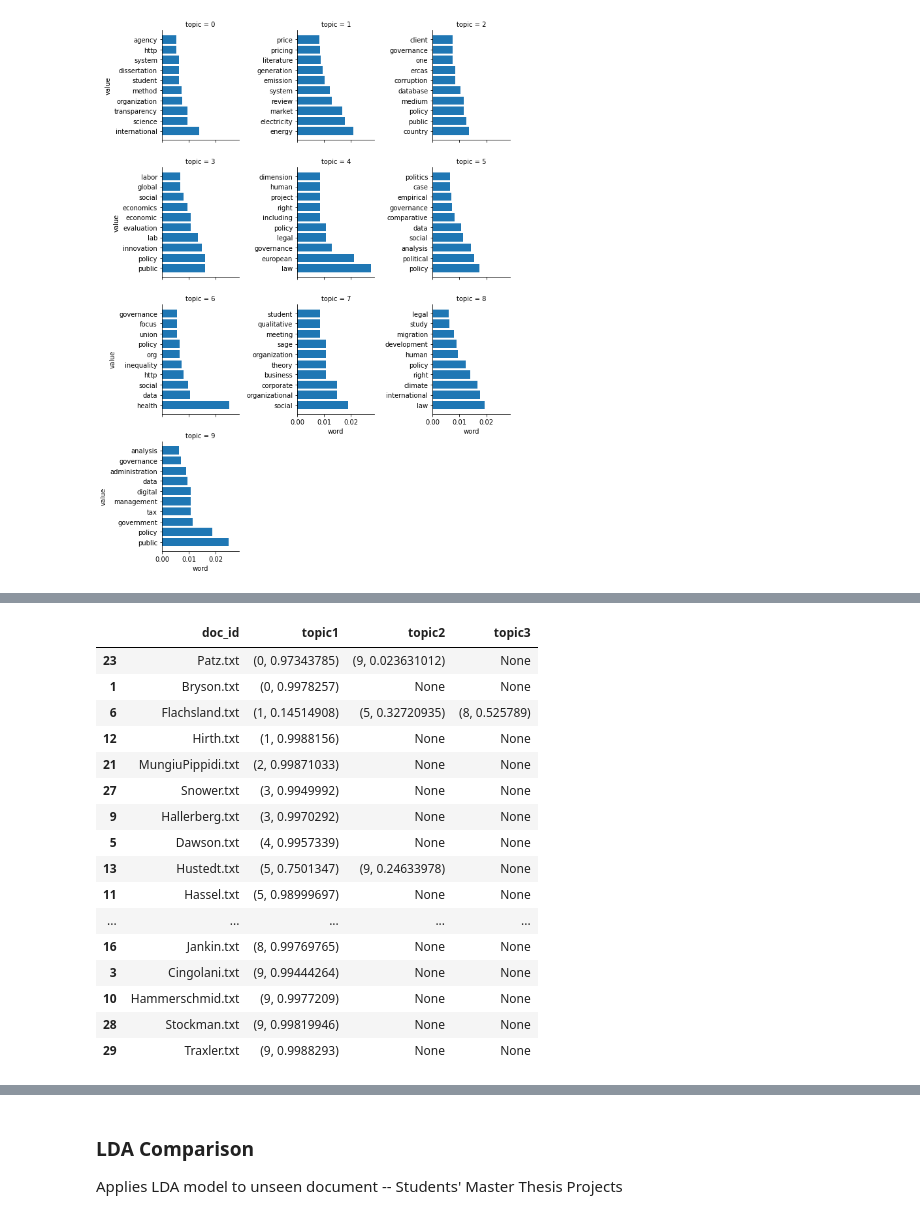
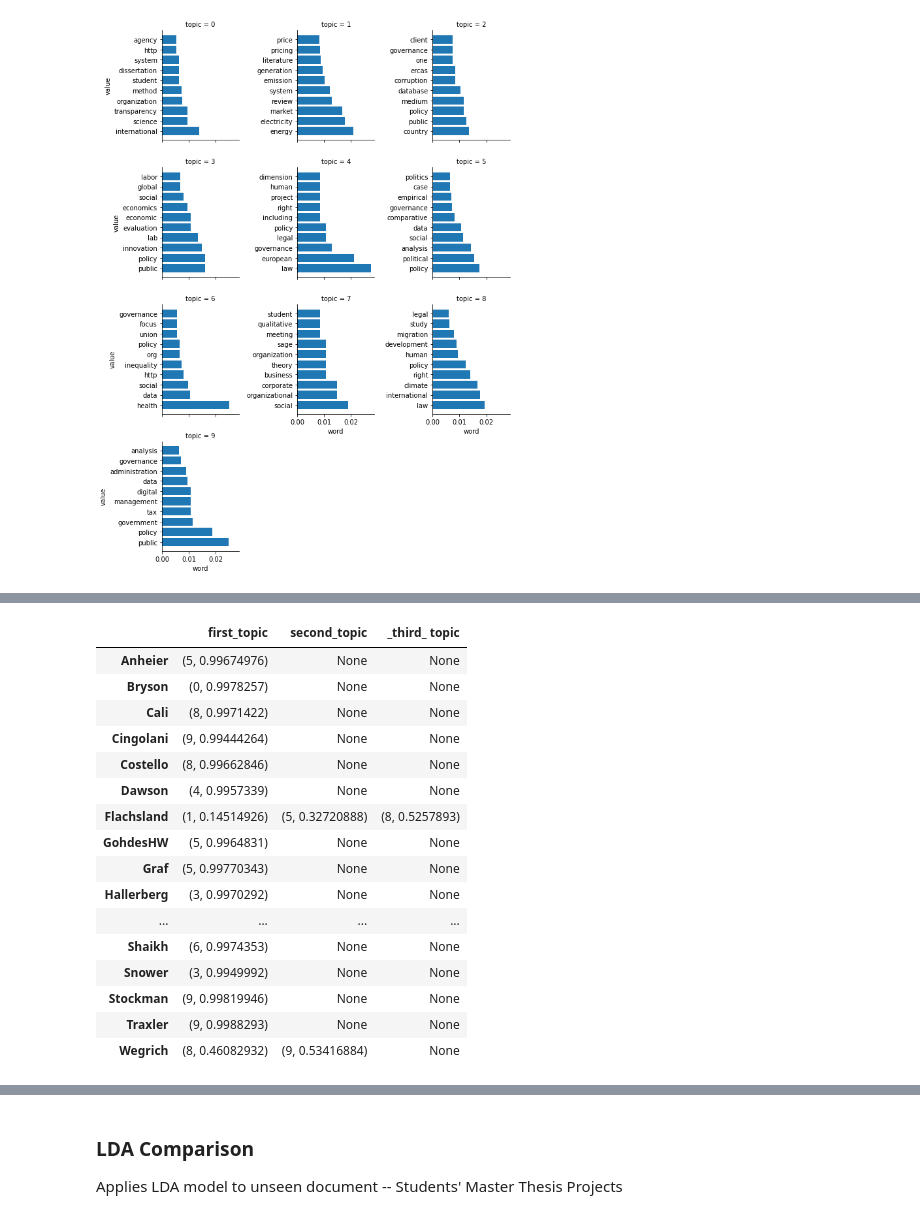
Before and after one commit to cbsobral/NLP-Supervisor-Recommender, a Jupyter notebook: topic_choices.ipynb, the cells around one changed output, grey strips where cells are left out. Drawn from its saved outputs; the diff is of its cells as text; code cells hidden in the pictures.

```diff
--- a/topic_choices.ipynb
+++ b/topic_choices.ipynb
@@ -128,35 +156,37 @@ topic
 # %%
 # topics per document
 documents_lda = model[documents_bow]
 
-# variable that identifies file names
-file_ids = corpus_list.fileids()
-
 # create table with doc_id and most prevalent topics per document
 topic_dt = pd.DataFrame(documents_lda)
-doc_dt = pd.DataFrame(file_ids)
-conc = pd.concat([doc_dt, topic_dt], axis=1)
-conc.columns = ['doc_id', 'topic1', 'topic2', 'topic3']
-conc.sort_values(['topic1'], ascending=True, inplace=True)
-conc
+
+# supervisor names to index column
+topic_dt.index = ['Anheier', 'Bryson', 'Cali', 'Cingolani', 'Costello', 'Dawson', 'Flachsland', 'GohdesHW',
+                        'Graf', 'Hallerberg', 'Hammerschmid', 'Hassel', 'Hirth', 'Hustedt', 'Iacovone', 'Jachtenfuchs',
+                        'Jankin', 'Kayser', 'Kreyenfeld', 'Mair', 'Mena', 'MungiuPippidi', 'Munzert', 'Patz', 'Reh',
+                        'Roemmele', 'Shaikh', 'Snower', 'Stockman', 'Traxler', 'Wegrich']
+
+topic_dt.columns = ['first_topic', 'second_topic', '_third_ topic']
+#topic_dt.sort_values(['topic1'], ascending=True, inplace=True)
+topic_dt
 # %% [output]
-|  | doc_id | topic1 | topic2 | topic3 |
-| 23 | Patz.txt | (0, 0.97343785) | (9, 0.023631012) | None |
-| 1 | Bryson.txt | (0, 0.9978257) | None | None |
-| 6 | Flachsland.txt | (1, 0.14514908) | (5, 0.32720935) | (8, 0.525789) |
-| 12 | Hirth.txt | (1, 0.9988156) | None | None |
-| 21 | MungiuPippidi.txt | (2, 0.99871033) | None | None |
-| 27 | Snower.txt | (3, 0.9949992) | None | None |
-| 9 | Hallerberg.txt | (3, 0.9970292) | None | None |
-| 5 | Dawson.txt | (4, 0.9957339) | None | None |
-| 13 | Hustedt.txt | (5, 0.7501347) | (9, 0.24633978) | None |
-| 11 | Hassel.txt | (5, 0.98999697) | None | None |
-| ... | ... | ... | ... | ... |
-| 16 | Jankin.txt | (8, 0.99769765) | None | None |
-| 3 | Cingolani.txt | (9, 0.99444264) | None | None |
-| 10 | Hammerschmid.txt | (9, 0.9977209) | None | None |
-| 28 | Stockman.txt | (9, 0.99819946) | None | None |
-| 29 | Traxler.txt | (9, 0.9988293) | None | None |
+|  | first_topic | second_topic | _third_ topic |
+| Anheier | (5, 0.99674976) | None | None |
+| Bryson | (0, 0.9978257) | None | None |
+| Cali | (8, 0.9971422) | None | None |
+| Cingolani | (9, 0.99444264) | None | None |
+| Costello | (8, 0.99662846) | None | None |
+| Dawson | (4, 0.9957339) | None | None |
+| Flachsland | (1, 0.14514926) | (5, 0.32720888) | (8, 0.5257893) |
+| GohdesHW | (5, 0.9964831) | None | None |
+| Graf | (5, 0.99770343) | None | None |
+| Hallerberg | (3, 0.9970292) | None | None |
+| ... | ... | ... | ... |
+| Shaikh | (6, 0.9974353) | None | None |
+| Snower | (3, 0.9949992) | None | None |
+| Stockman | (9, 0.99819946) | None | None |
+| Traxler | (9, 0.9988293) | None | None |
+| Wegrich | (8, 0.46082932) | (9, 0.53416884) | None |
 # %%
 # documents and topic probability
 topics = [model[documents_bow[i]] for i in range(len(documents))]
```
Also changed, not shown: parts of 9 cells of this notebook.
